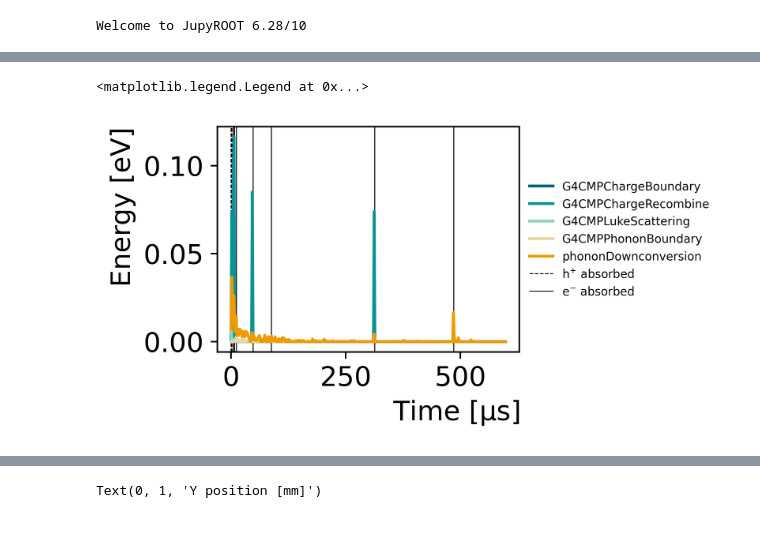
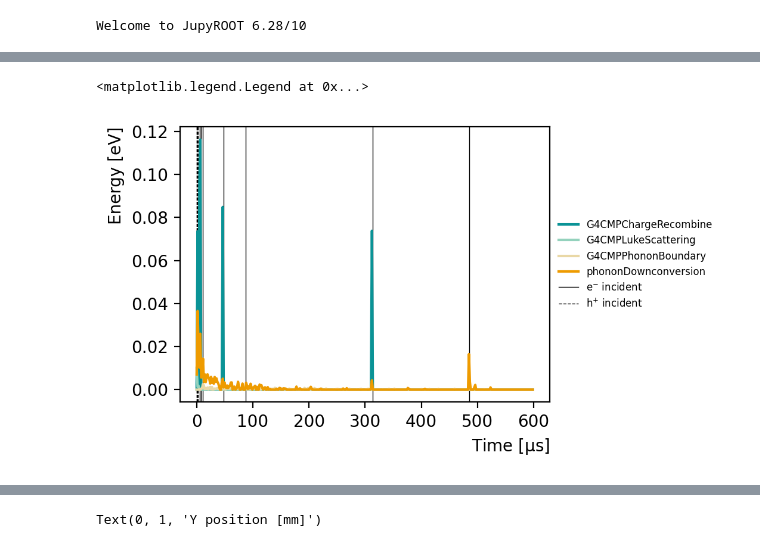
Before and after one commit to perry5334/CDMS, a Jupyter notebook: notebooks/machine_learning/ragged_traces.ipynb, the cells around one changed output, grey strips where cells are left out. Saved outputs shown, nothing was run; the diff lists cells and outputs as text; code cells hidden in the pictures.

Commit message:
Organization of new results in ragged_traces

```diff
--- a/notebooks/machine_learning/ragged_traces.ipynb
+++ b/notebooks/machine_learning/ragged_traces.ipynb
@@ -79,0 +84,5 @@ stepdata_P = HitCounter.Filter('Charge == 0').Filter('EventNum == 2').AsNumpy(['
+# %%
+t0 = min(zipdata_P['Time3'])*1e-3 # corresponds to t = 0 in traces.
+PFS2cut_e = (np.sqrt(zipdata_e['X3']**2 + zipdata_e['Y3']**2)*1e3 < 19.592) & (zipdata_e['Z3'] < 0)
+PFS2cut_h = (np.sqrt(zipdata_h['X3']**2 + zipdata_h['Y3']**2)*1e3 < 19.592) & (zipdata_h['Z3'] < 0)
+PFS2cut_P = zipdata_P['ChanNum'] == 6
@@ -80,11 +209,10 @@ stepdata_P = HitCounter.Filter('Charge == 0').Filter('EventNum == 2').AsNumpy(['
 # %%
-TrackCut = np.array([i in zipdata_P['Track'] for i in stepdata_P['Track']])
+incTracks = np.array([i in zipdata_P['Track'] for i in stepdata_P['Track']])
 # %%
-Track = np.array([j for j in stepdata_P['Track'][TrackCut]])
-Energy = np.array([j for j in stepdata_P['Yield'][TrackCut]*stepdata_P['Weight'][TrackCut]])
-Process = np.array([j for j in stepdata_P['Process'][TrackCut]])
+Track = np.array([j for j in stepdata_P['Track'][incTracks]])
+Energy = np.array([j for j in stepdata_P['Yield'][incTracks]*stepdata_P['Weight'][incTracks]])
+Process = np.array([j for j in stepdata_P['Process'][incTracks]])
 # %%
-t0 = min(zipdata_P['Time3'])*1e-3
 bins = len(np.arange(0, 600, 1.6))
 absorbed = {'G4CMPChargeBoundary': np.zeros(bins),
             'G4CMPChargeRecombine': np.zeros(bins),
@@ -95,40 +223,38 @@ absorbed = {'G4CMPChargeBoundary': np.zeros(bins),
 for i, t in enumerate(np.arange(0, 600, 1.6)):
 
     TimeCut = (zipdata_P['Time3']*1e-3 - t0 > t) & (zipdata_P['Time3']*1e-3 - t0 < t + 1.6)
-    absCut = zipdata_P['ChanNum'] == 6
-    Tracks = zipdata_P['Track'][TimeCut & absCut]
+    Tracks = zipdata_P['Track'][TimeCut & PFS2cut_P]
 
     for Trk in Tracks:
         TrackCut = Track == Trk
         absorbed[Process[TrackCut][0]][i] += Energy[TrackCut][0]
 # %%
-fig = plt.figure(figsize=(5*0.7,3*0.7), dpi = 500)
+fig = plt.figure(figsize=(5,3), dpi = 200)
 ax = plt.subplot(111)
 
 for j, key in enumerate(list(absorbed.keys())):
+    if sum(absorbed[key]) == 0:
+        continue
     ax.plot(np.arange(0, 600, 1.6), absorbed[key], color = f'C{j}', label = key)
 
-t0 = min(zipdata_P['Time3'])*1e-3
-elabel = False
-hlabel = False
-Zcut = zipdata_Q['Z3'] < 0
-Rcut = np.sqrt(zipdata_Q['X3']**2 + zipdata_Q['Y3']**2)*1e3 < 19.592
-for i, time in enumerate(zipdata_Q['Time3'][Zcut & Rcut]*1e-3):
-    if (zipdata_Q['Charge'][Zcut & Rcut][i] == -1) & (elabel==False):
-        ax.axvline(time-t0, 0, 1, zorder = -1, ls = ['--', '-'][zipdata_Q['Charge'][Zcut & Rcut][i] == -1], lw = 0.5, color = 'black', label = r'e$^{-}$ absorbed')
-        elabel=True
-    if (zipdata_Q['Charge'][Zcut & Rcut][i] == 1) & (hlabel==False):
-        ax.axvline(time-t0, 0, 1, zorder = -1, ls = ['--', '-'][zipdata_Q['Charge'][Zcut & Rcut][i] == -1], lw = 0.5, color = 'black', label = r'h$^{+}$ absorbed')
-        hlabel=True
+for i, time in enumerate(zipdata_e['Time3'][PFS2cut_e]*1e-3):
+    if i == 0:
+        ax.axvline(time-t0, 0, 1, color = 'black', zorder = -1000, ls = '-', lw = 0.5, label = r'e$^{-}$ incident')
     else:
-        ax.axvline(time-t0, 0, 1, zorder = -1, ls = ['--', '-'][zipdata_Q['Charge'][Zcut & Rcut][i] == -1], lw = 0.5, color = 'black')
+        ax.axvline(time-t0, 0, 1, color = 'black', zorder = -1000, ls = '-', lw = 0.5)
+
+for i, time in enumerate(zipdata_h['Time3'][PFS2cut_h]*1e-3):
+    if i == 0:
+        ax.axvline(time-t0, 0, 1, color = 'black', zorder = -1000, ls = '--', lw = 0.5, label = r'h$^{+}$ incident')
+    else:
+        ax.axvline(time-t0, 0, 1, color = 'black', zorder = -1000, ls = '--', lw = 0.5)
 
 ax.set_xlabel(r'Time [$\mathrm{\mu s}$]')
 ax.set_ylabel(r'Energy [eV]')
 
 box = ax.get_position()
 ax.set_position([box.x0, box.y0, box.width * 0.8, box.height])
 ax.legend(loc='center left', bbox_to_anchor=(1, 0.5), fontsize=6)
 # %% [output]
 <matplotlib.legend.Legend at 0x...>
-[figure, old version]
+[figure, new version]
```
Also changed, not shown: parts of 26 cells of this notebook, 3 other files.
